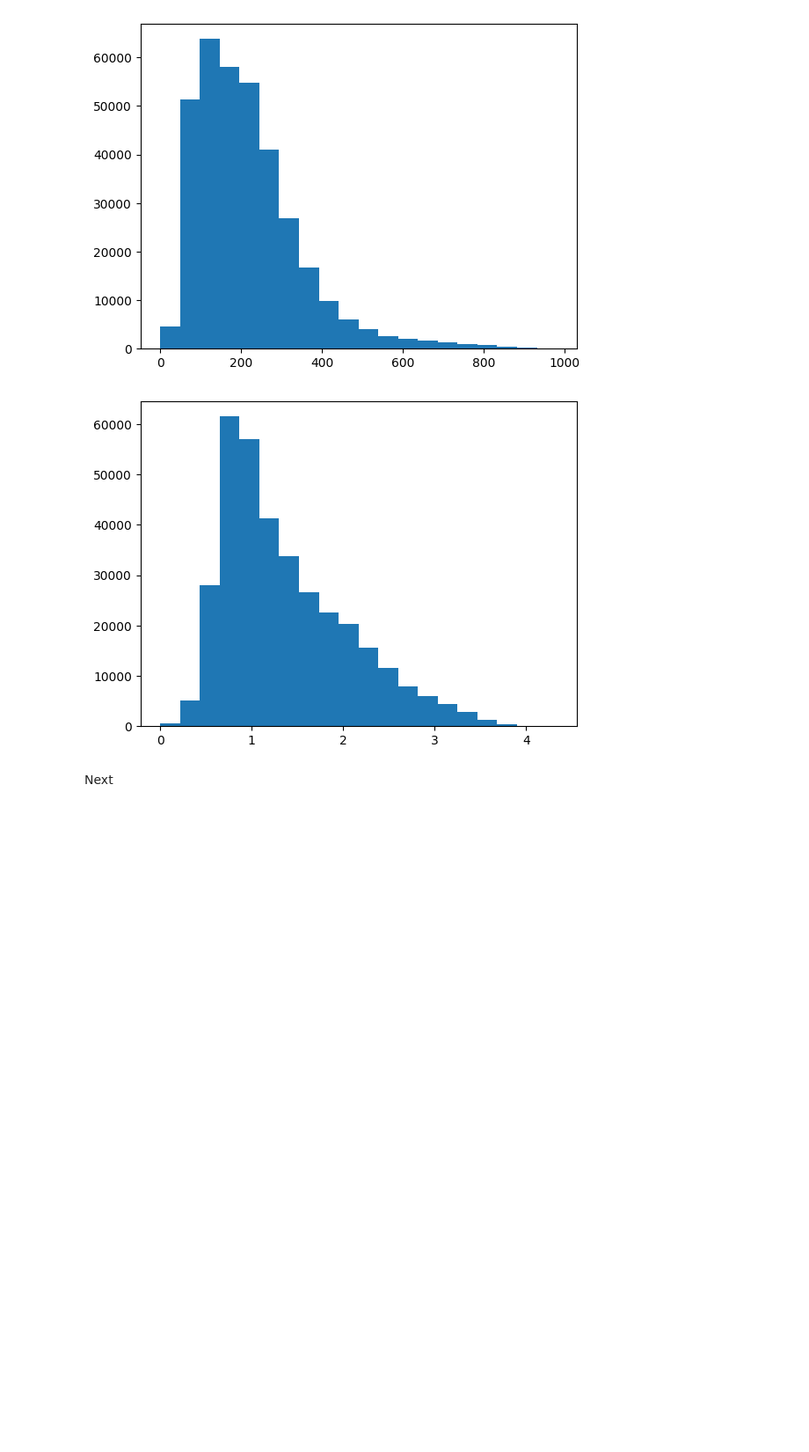
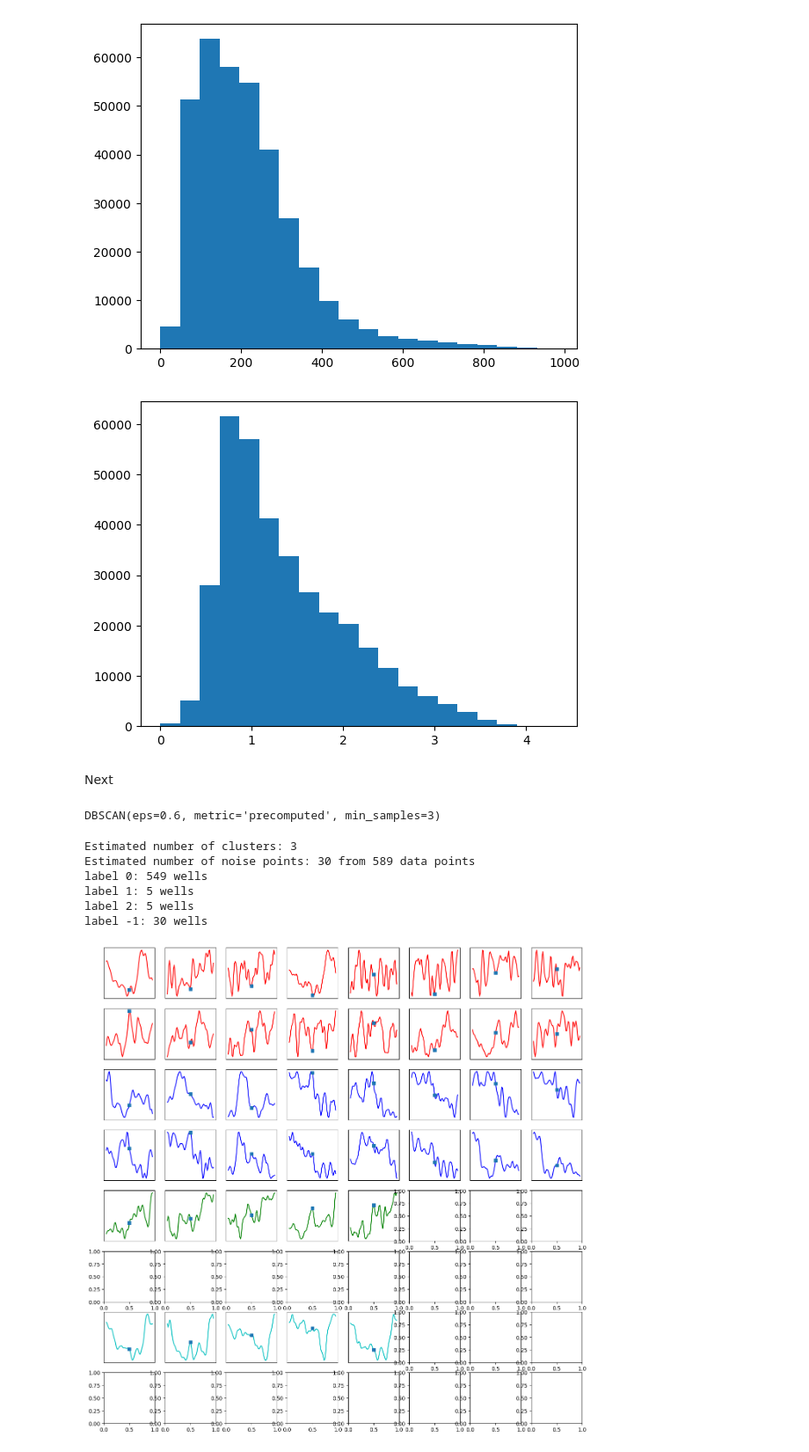
Before and after one commit to ZhichengLuo/hacktops, a Jupyter notebook: notebook/compute_correlation.ipynb, the cells around one changed output. Shown at 88% size. Cells and saved outputs as stored; diff of their text form; code cells hidden in the pictures; blank space fills up the shorter version.

```diff
--- a/notebook/compute_correlation.ipynb
+++ b/notebook/compute_correlation.ipynb
@@ -97,6 +97,7 @@ Correlation analysis
 from dtaidistance import dtw
 from scipy.spatial.distance import pdist
 # %%
+well_names = list(well_marker.keys())
 dist_m_wo_norm = dtw.distance_matrix_fast(list(well_marker.values()))
 dist_m_w_norm = dtw.distance_matrix_fast([instance_norm(marker) for marker in list(well_marker.values())])
 # %%
@@ -135,3 +136,61 @@ plt.show()
 [figure]
 # %% [markdown]
 Next
+# %%
+from sklearn.cluster import DBSCAN
+
+clustering = DBSCAN(metric='precomputed', eps = 0.6, min_samples=3)
+clustering.fit(dist_m_w_norm)
+# %% [output]
+DBSCAN(eps=0.6, metric='precomputed', min_samples=3)
+# %%
+labels = clustering.labels_
+n_clusters_ = len(set(labels)) - (1 if -1 in labels else 0)
+n_noise_ = list(labels).count(-1)
+
+print("Estimated number of clusters: %d" % n_clusters_)
+print("Estimated number of noise points: %d from %d data points" % (n_noise_, len(labels)))
+
+# label_id -> [wellnames]
+clustered_well_names = {label : [well_names[i] for i, l in enumerate(labels) if l == label] for label in set(labels)}
+for label, wns in clustered_well_names.items():
+    print(f"label {label}: {len(wns)} wells")
+# %% [output]
+Estimated number of clusters: 3
+Estimated number of noise points: 30 from 589 data points
+label 0: 549 wells
+label 1: 5 wells
+label 2: 5 wells
+label -1: 30 wells
+# %%
+w, h = 2 * n_clusters_ + 2 , 8
+sample_num = 16
+samples = {label: [well_marker[wn] for wn in random_sample_n(wns, min(sample_num, len(wns)))] for label, wns in clustered_well_names.items()}
+
+fig, axes = plt.subplots(w, h, figsize=(16, 4+4*n_clusters_))
+# fig.suptitle(f"Randomly sampled clustered/noise makers with {2*WIN_LEN+1} GR measures with normalization for top {top_}")
+# print("Window size =", 2*WIN_LEN+1, ' GR measures' )
+
+for i, ax in enumerate(axes.flat[:min(sample_num, len(clustered_well_names[-1]))]):
+    data = samples[-1][i]
+    ax.plot(range(len(data)), data, color='r')
+    ax.plot([WIN_LEN], [data[WIN_LEN]], 's')
+    ax.get_xaxis().set_visible(False)
+    ax.get_yaxis().set_visible(False)
+
+colors = ['b', 'g', 'c', 'm', 'y', 'k', 'b', 'g']
+for k in range(n_clusters_):
+    label = [l for l in list(samples.keys()) if l != -1][k]
+    wn_nums = len(clustered_well_names[label])
+    for i, ax in enumerate(axes.flat[sample_num*(k+1) : sample_num*(k+1) + min(sample_num, wn_nums) ]):
+        data = samples[k][i]
+        ax.plot(range(len(data)), data, color=colors[k])
+        ax.plot([WIN_LEN], [data[WIN_LEN]], 's')
+        ax.get_xaxis().set_visible(False)
+        ax.get_yaxis().set_visible(False)
+        # ax.set_title('Avg w. norm')
+
+
+plt.show()
+# %% [output]
+[figure, added]
```
Also changed, not shown: parts of 1 cell of this notebook, 4 other files.
